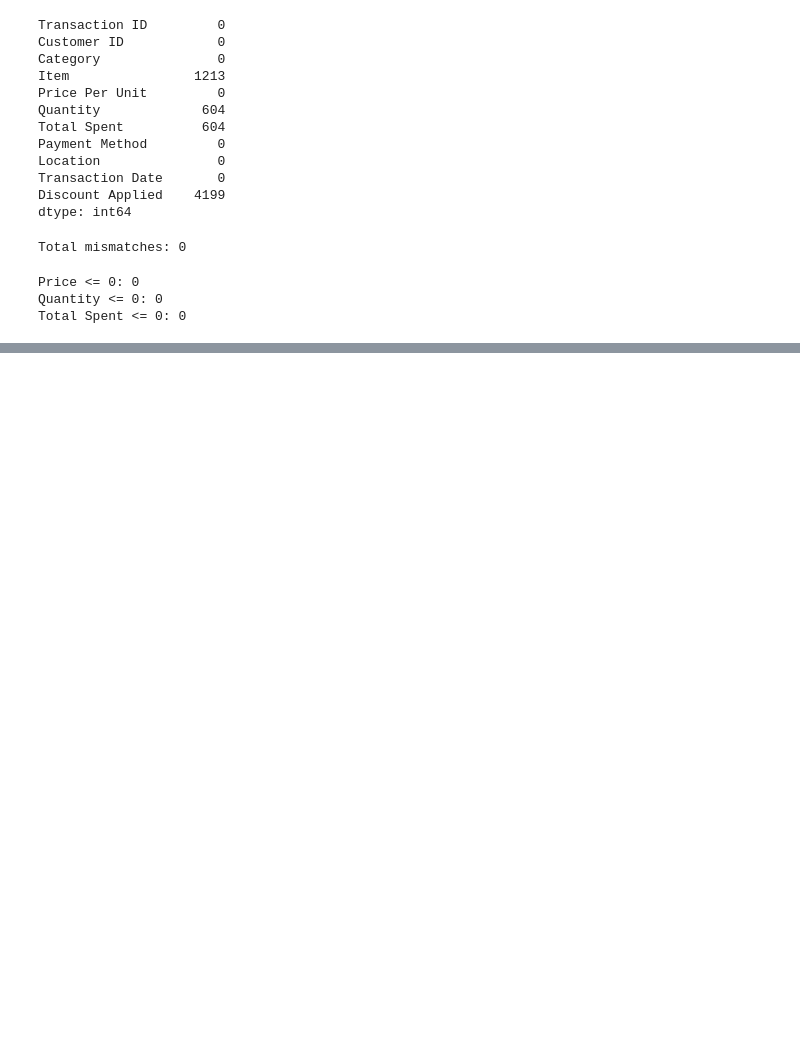
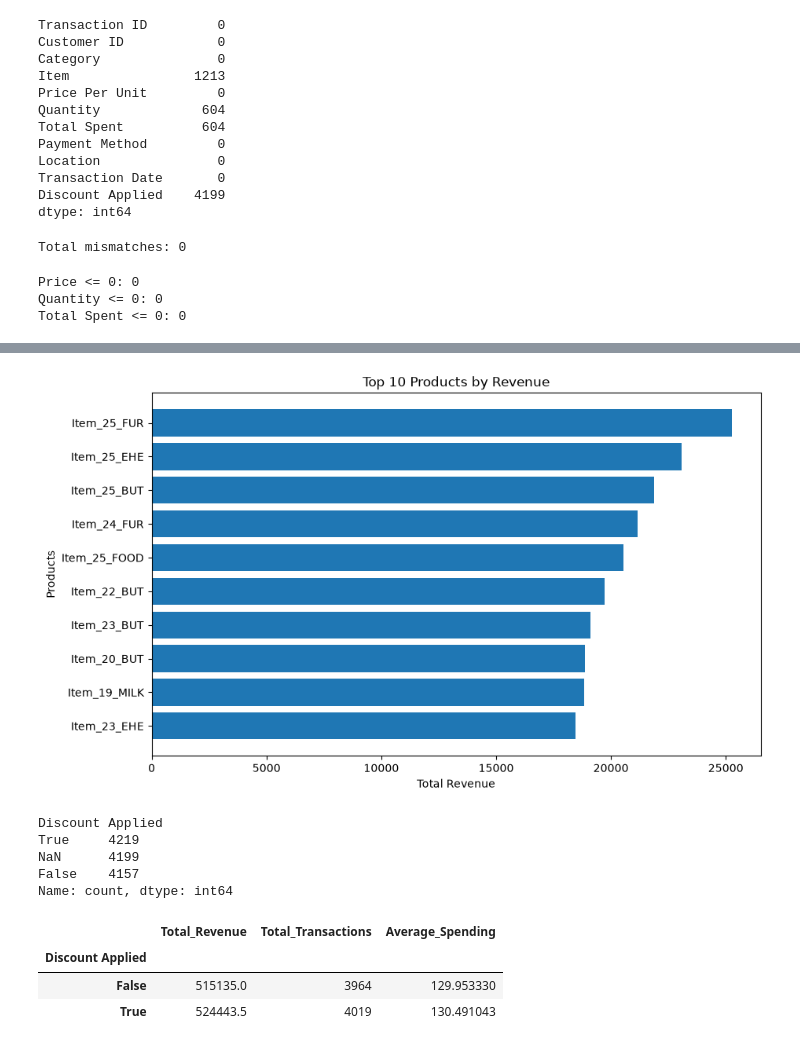
Before and after one commit to sadhanasri-DataScientist/retail_store_sales, a Jupyter notebook: retail_store_sales.ipynb, the cells around one changed output, grey strips where cells are left out. Drawn from its saved outputs; the diff is of its cells as text; code cells hidden in the pictures; blank space fills up the shorter version.

```diff
--- a/retail_store_sales.ipynb
+++ b/retail_store_sales.ipynb
@@ -805,0 +985,6 @@ Total Spent <= 0: 0
+# %%
+top_products = df.groupby('Item')['Total Spent'].sum().sort_values(
+    ascending=False
+).head(10)
+
+top_products
@@ -805,0 +1004,35 @@ Total Spent <= 0: 0
+# %%
+plt.figure(figsize=(10, 6))
+
+plt.barh(top_products.index, top_products.values)
+
+plt.title('Top 10 Products by Revenue')
+plt.xlabel('Total Revenue')
+plt.ylabel('Products')
+
+plt.gca().invert_yaxis()
+
+plt.show()
+# %% [output]
+[figure, added]
+# %%
+df['Discount Applied'].value_counts(dropna=False)
+# %% [output]
+Discount Applied
+True     4219
+NaN      4199
+False    4157
+Name: count, dtype: int64
+# %%
+discount_analysis = df.groupby('Discount Applied')['Total Spent'].agg(
+    Total_Revenue='sum',
+    Total_Transactions='count',
+    Average_Spending='mean'
+)
+
+discount_analysis
+# %% [output]
+|  | Total_Revenue | Total_Transactions | Average_Spending |
+| Discount Applied |  |  |  |
+| False | 515135.0 | 3964 | 129.953330 |
+| True | 524443.5 | 4019 | 130.491043 |
```
Also changed, not shown: parts of 22 cells of this notebook.
